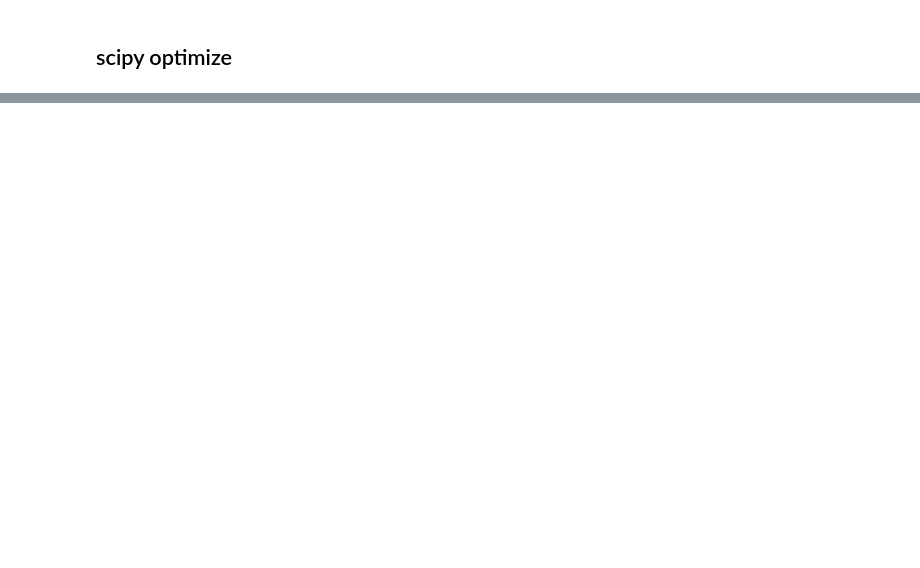
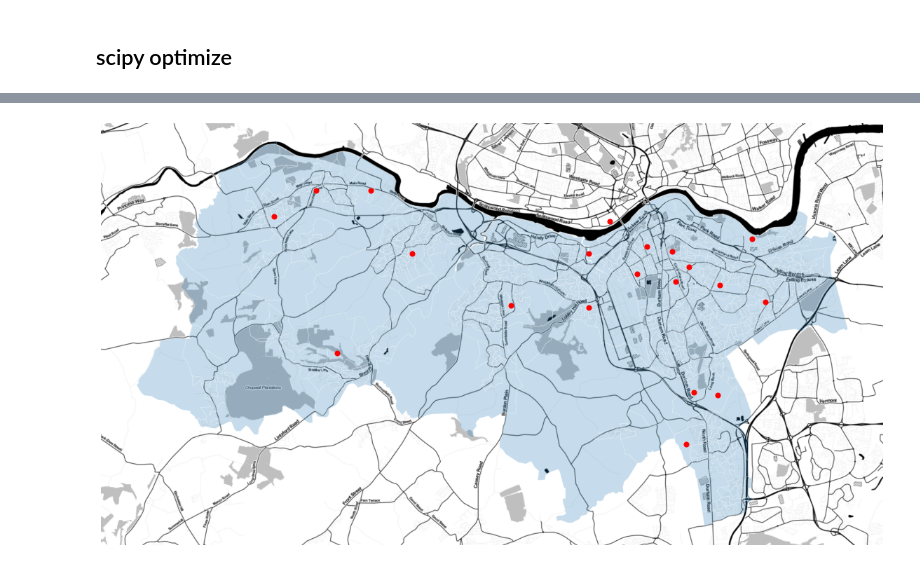
Before and after one commit to alan-turing-institute/spatial-inequality, a Jupyter notebook: notebooks/optimisation_scipy.ipynb, the cells around one changed output, grey strips where cells are left out. Drawn from its saved outputs; the diff is of its cells as text; code cells hidden in the pictures; blank space fills up the shorter version.

```diff
--- a/notebooks/optimisation_scipy.ipynb
+++ b/notebooks/optimisation_scipy.ipynb
@@ -290,6 +192,6 @@ points
 # %%
-# SLOW! ~30s per iteration
-maxiter = 100
+# SLOW!
+maxiter = 200
 
 def cback(xk, convergence=0):
     print("Convergence:", round(convergence*100, 2), "%")
@@ -305,0 +243,4 @@ points
+# %%
+plot_sensors(points.x)
+# %% [output]
+[figure, added]
```
Also changed, not shown: parts of 23 cells of this notebook, 13 other files.
